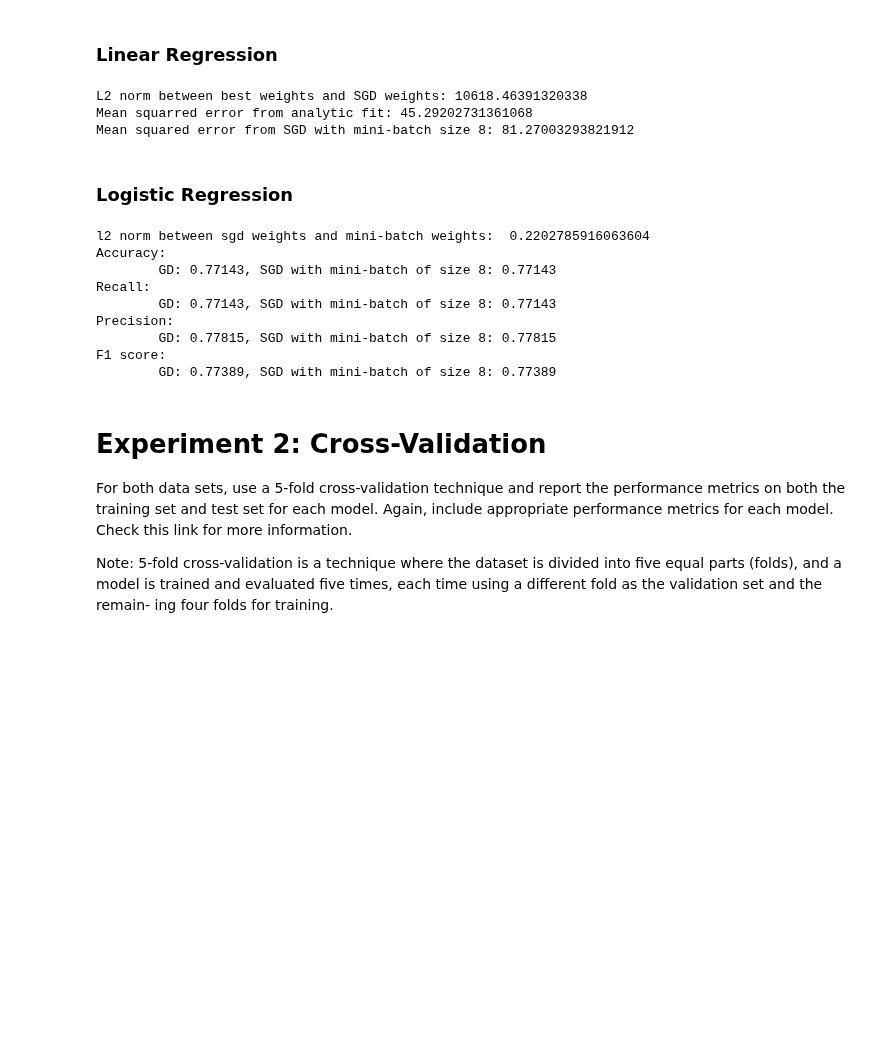
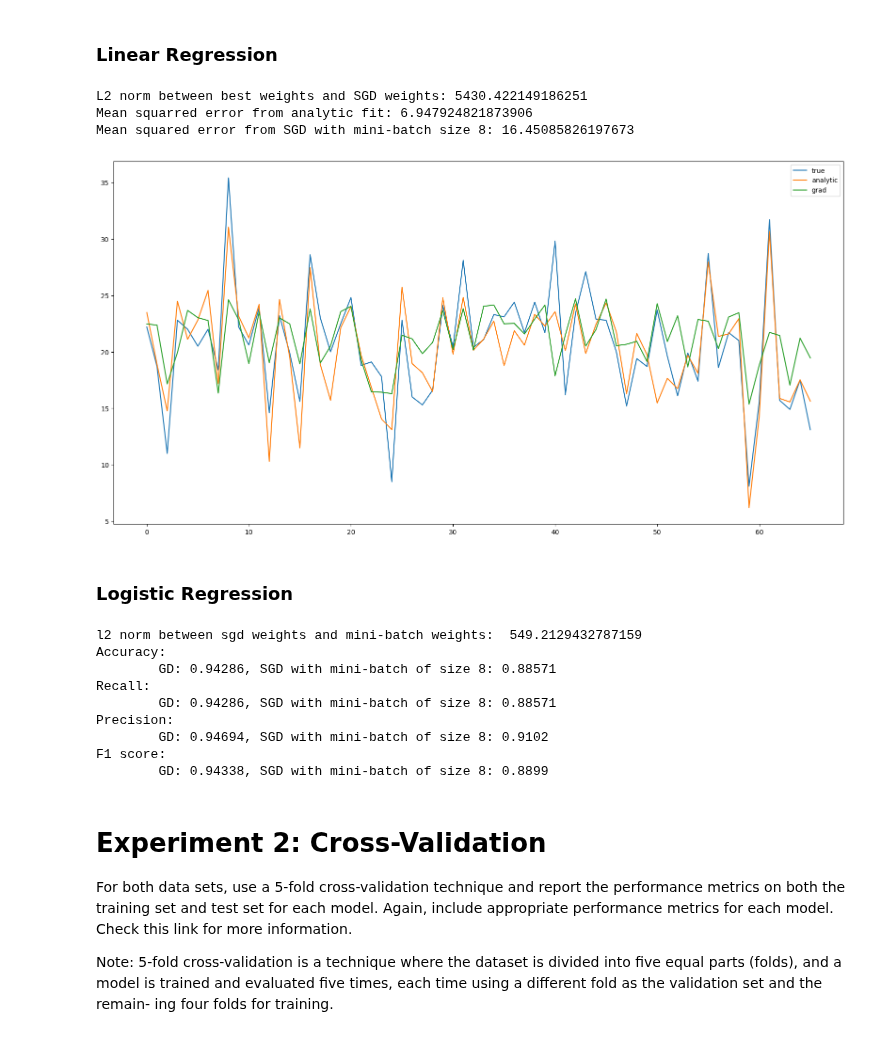
Before and after one commit to j-c-carr/Real-Estate-and-Wine-Quality-Prediction, a Jupyter notebook: experiments_test.ipynb, the cells around one changed output. Drawn from its saved outputs; the diff is of its cells as text; code cells hidden in the pictures; blank space fills up the shorter version.

```diff
--- a/experiments_test.ipynb
+++ b/experiments_test.ipynb
@@ -26,57 +27,69 @@ For both datasets, perform an 80/20 train/test split and report the performance
 # %%
 TEST_SIZE = 0.20
 DEFAULT_BATCH_SIZE = 8
+IQR_FACTOR=1.5 # IQR
 
 ### Data Cleaning ###
-# dropping CHAS column because of its heavy imbalance
-housing_df_cleaned = housing_df.drop(columns='CHAS')
+#remove outliers (but not for CHAS bc it is 1/0)
+temp_df = housing_df.drop(columns='CHAS')
+temp_df_cleaned = remove_outliers(temp_df, factor=IQR_FACTOR)
+housing_df_cleaned = pd.concat([temp_df_cleaned, housing_df['CHAS'].loc[temp_df_cleaned.index]], axis=1)
 
-# remove outliers
-housing_df_cleaned = remove_outliers(housing_df_cleaned)
-#wine_df_cleaned = remove_outliers(wine_df)
+wine_df_cleaned = remove_outliers(wine_df, factor=IQR_FACTOR)
 wine_df_cleaned = wine_df.copy()
 
 ### Data Splitting ###
 # perform train test split
 one_hot_wine_classes = pd.get_dummies(wine_df['class']).to_numpy(dtype=int)
-X_wine_train, X_wine_test, y_wine_train, y_wine_test = custom_train_test_split(wine_df_cleaned.drop(['class'], axis=1).to_numpy(),
+X_wine_train, X_wine_test, y_wine_train, y_wine_test = train_test_split(wine_df_cleaned.drop(['class'], axis=1).to_numpy(),
                                                                         one_hot_wine_classes,
-                                                                        test_size=TEST_SIZE, stratify=wine_df_cleaned['class'], random_seed=SEED)
+                                                                        test_size=TEST_SIZE, random_seed=SEED)
 
-X_housing_train, X_housing_test, y_housing_train, y_housing_test = custom_train_test_split(housing_df_cleaned.drop(['MEDV'], axis=1).to_numpy(),
+X_housing_train, X_housing_test, y_housing_train, y_housing_test = train_test_split(housing_df_cleaned.drop(['MEDV'], axis=1).to_numpy(),
                                                                                     housing_df_cleaned.MEDV.to_numpy().reshape(-1,1), test_size=TEST_SIZE, random_seed=SEED)
 
 ### Data Normalization ###
-# normalize data after train test split
-X_wine_train, X_wine_test = pre_processings(X_wine_train, X_wine_test, scale=True)
-X_housing_train, X_housing_test = pre_processings(X_housing_train, X_housing_test, scale=True)
+# normalize data after train test split to prevent data leakage
+#X_wine_train, X_wine_test = min_max_scale(X_wine_train, X_wine_test, scale=True)
+X_housing_train, X_housing_test = min_max_scale(X_housing_train, X_housing_test, scale=True)
 
-# TODO: feature extraction
+### TODO: Feature Engineering ###
+# remove features?
+# create non-linear features
 # %% [markdown]
 ### Linear Regression
 # %%
 # Linear regression fit
 lin_reg = LinearRegression()
 
 # Analytic fit
 lin_reg.fit(X_housing_train, y_housing_train, analytic_fit=True, verbose=False)
 y_preds_with_analytic_fit = lin_reg.predict(X_housing_test)
 min_ms_error = mse(y_housing_test, lin_reg.predict(X_housing_test))
 w_analytic = np.copy(lin_reg.w)
 
 # Mini-batch SGD fit
 lin_reg.fit(X_housing_train, y_housing_train, optimizer_class=GradientDescent, batch_size=DEFAULT_BATCH_SIZE, verbose=False)
 y_preds_with_grad = lin_reg.predict(X_housing_test)
 ms_error = mse(y_housing_test, y_preds_with_grad)
 
 
 print(f"L2 norm between best weights and SGD weights: {np.linalg.norm(w_analytic - lin_reg.w)}")
 print(f"Mean squarred error from analytic fit: {min_ms_error}")
 print(f"Mean squared error from SGD with mini-batch size {DEFAULT_BATCH_SIZE}: {ms_error}")
+
+# plot results
+plt.figure(figsize=(20,10))
+plt.plot(y_housing_test, label='true')
+plt.plot(y_preds_with_analytic_fit, label='analytic')
+plt.plot(y_preds_with_grad, label='grad')
+plt.legend()
+plt.show()
 # %% [output]
-L2 norm between best weights and SGD weights: 10618.46391320338
-Mean squarred error from analytic fit: 45.29202731361068
-Mean squared error from SGD with mini-batch size 8: 81.27003293821912
+L2 norm between best weights and SGD weights: 5430.422149186251
+Mean squarred error from analytic fit: 6.947924821873906
+Mean squared error from SGD with mini-batch size 8: 16.45085826197673
+[figure, added]
 # %% [markdown]
 ### Logistic Regression
 # %%
@@ -114,15 +127,15 @@ print(f"Recall:\n \tGD: {gd_recall:.5g}, SGD with mini-batch of size {DEFAULT_BA
 print(f"Precision:\n \tGD: {gd_precision:.5g}, SGD with mini-batch of size {DEFAULT_BATCH_SIZE}: {sgd_precision:.5g}")
 print(f"F1 score:\n \tGD: {gd_f1_score:.5g}, SGD with mini-batch of size {DEFAULT_BATCH_SIZE}: {sgd_f1_score:.5g}")
 # %% [output]
-l2 norm between sgd weights and mini-batch weights:  0.2202785916063604
+l2 norm between sgd weights and mini-batch weights:  549.2129432787159
 Accuracy:
-        GD: 0.77143, SGD with mini-batch of size 8: 0.77143
+        GD: 0.94286, SGD with mini-batch of size 8: 0.88571
 Recall:
-        GD: 0.77143, SGD with mini-batch of size 8: 0.77143
+        GD: 0.94286, SGD with mini-batch of size 8: 0.88571
 Precision:
-        GD: 0.77815, SGD with mini-batch of size 8: 0.77815
+        GD: 0.94694, SGD with mini-batch of size 8: 0.9102
 F1 score:
-        GD: 0.77389, SGD with mini-batch of size 8: 0.77389
+        GD: 0.94338, SGD with mini-batch of size 8: 0.8899
 # %% [markdown]
 # Experiment 2: Cross-Validation
 
```
Also changed, not shown: parts of 16 cells of this notebook, 1 other file.
